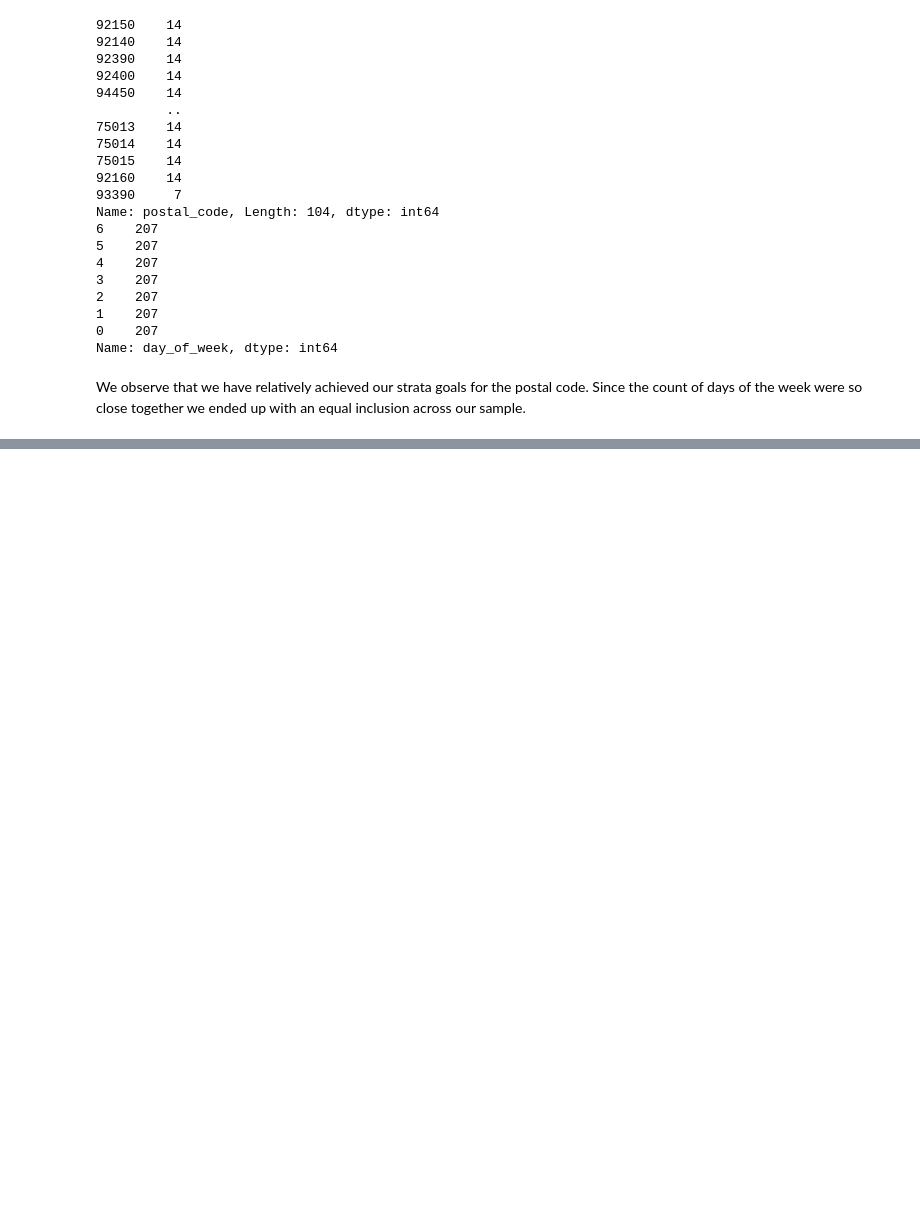
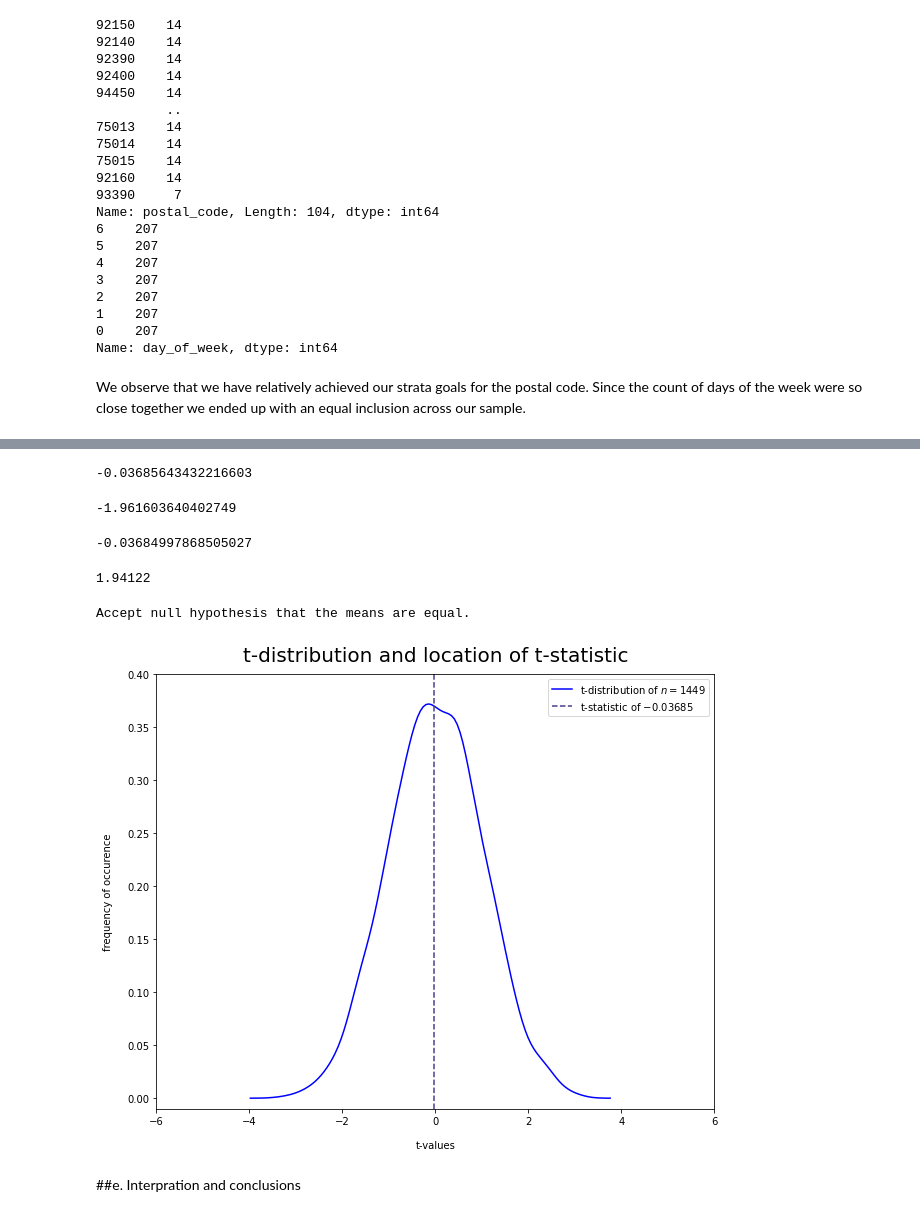
Before and after one commit to dote7ant/Moringa_autolib, a Jupyter notebook: Moringa_w4_IP.ipynb, the cells around one changed output, grey strips where cells are left out. Cells and saved outputs as stored; diff of their text form; code cells hidden in the pictures; blank space fills up the shorter version.

```diff
--- a/Moringa_w4_IP.ipynb
+++ b/Moringa_w4_IP.ipynb
@@ -509,0 +608,3 @@ We observe that we have relatively achieved our strata goals for the postal code
+# %%
+# assign variable n to the sample size to be used later on
+n = 1449
@@ -509,0 +629,4 @@ We observe that we have relatively achieved our strata goals for the postal code
+# %%
+# get the columns we want to work with
+strat_new = strat_output[['postal_code', 'day_of_week', 'num_data_points', 'day_type', 'sum_bluecar_t', 'sum_bluecars_r']]
+strat_new
@@ -509,0 +677,4 @@ We observe that we have relatively achieved our strata goals for the postal code
+# %%
+# rounding off mean
+pop_mean = round(df['sum_bluecar_t'].mean(), 4)
+pop_mean
@@ -509,0 +760,58 @@ We observe that we have relatively achieved our strata goals for the postal code
+# %%
+# calculate the t-statistic
+t = (samp_mean - pop_mean)/ (samp_std/m.sqrt(n))
+t
+# %% [output]
+-0.03685643432216603
+# %%
+# degrees of freedom
+df = n - 1
+
+# where the significance level is 0.05 but it's a two tailed test so we divide our alpha into 2 for the left and right tail.
+# get the t-critical value
+alpha = 0.05
+alpha_t = alpha/2
+
+# ppf is percent point function
+t_critical_value = stats.t.ppf(q=alpha_t, df=df)
+t_critical_value
+# %% [output]
+-1.961603640402749
+# %%
+# find the t-statistic and the two-tailed p value
+t_statistic, two_tailed_p_value = stats.ttest_1samp(a=strat_new['sum_bluecar_t'], popmean=pop_mean)
+t_statistic
+# %% [output]
+-0.03684997868505027
+# %%
+# find the p value
+one_tail_p_value = round(two_tailed_p_value*2, 5)
+one_tail_p_value
+# %% [output]
+1.94122
+# %%
+# interpret via p value
+prob = one_tail_p_value
+if prob > alpha:
+	print('Accept null hypothesis that the means are equal.')
+else:
+	print('Reject the null hypothesis that the means are equal.')
+# %% [output]
+Accept null hypothesis that the means are equal.
+# %%
+# visualization of t-distribution and t-statistic
+plt.figure(figsize=(10, 8))
+np.random.seed(5)
+t_distribution_df_28 = np.random.standard_t(n, size=3000)
+sns.distplot(t_distribution_df_28, color='blue', hist=False, label='t-distribution of $n=1449$')
+plt.axvline(x=t_statistic, color='darkslateblue', linestyle='--', label='t-statistic of $-0.03685$')
+plt.xlabel("t-values", labelpad=14)
+plt.ylabel("frequency of occurence", labelpad=14);
+plt.title("t-distribution and location of t-statistic", y=1.015, fontsize=20)
+plt.ylim(-.01, .4)
+plt.xlim(-6, 6)
+plt.legend();
+# %% [output]
+[figure, added]
+# %% [markdown]
+##e. Interpration and conclusions
```
Also changed, not shown: parts of 45 cells of this notebook.
